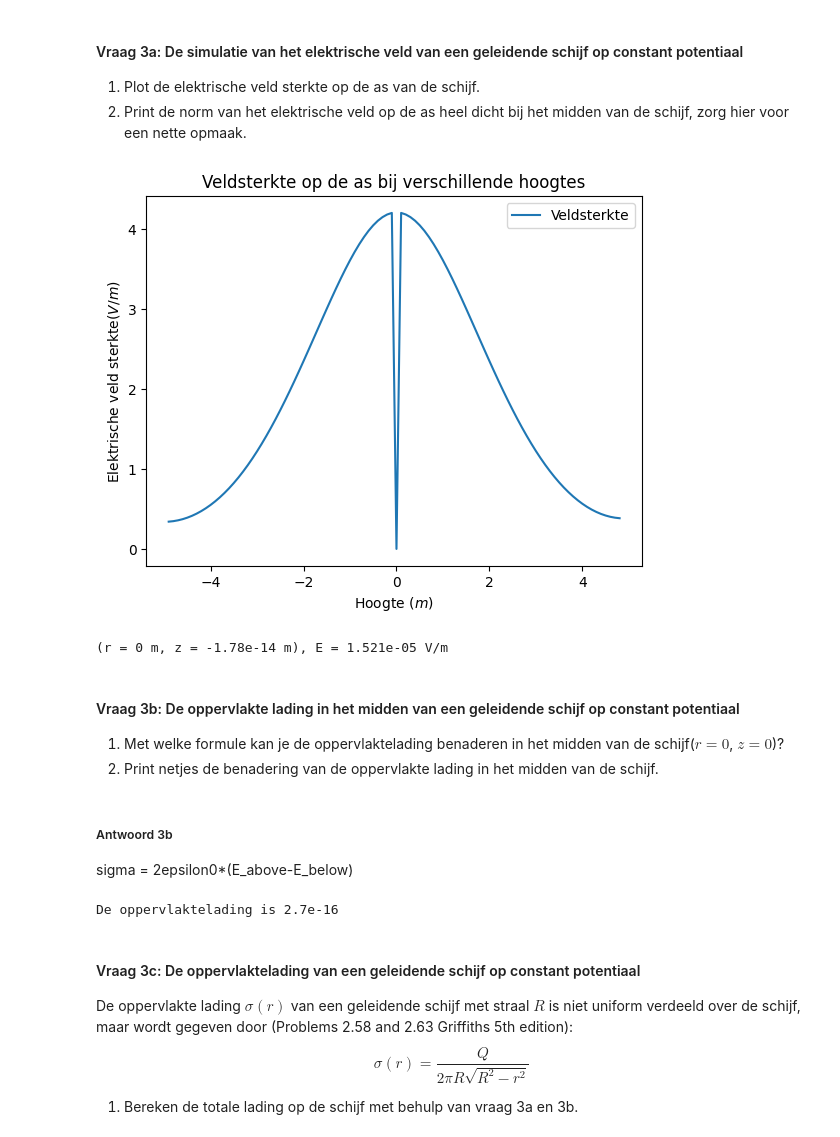
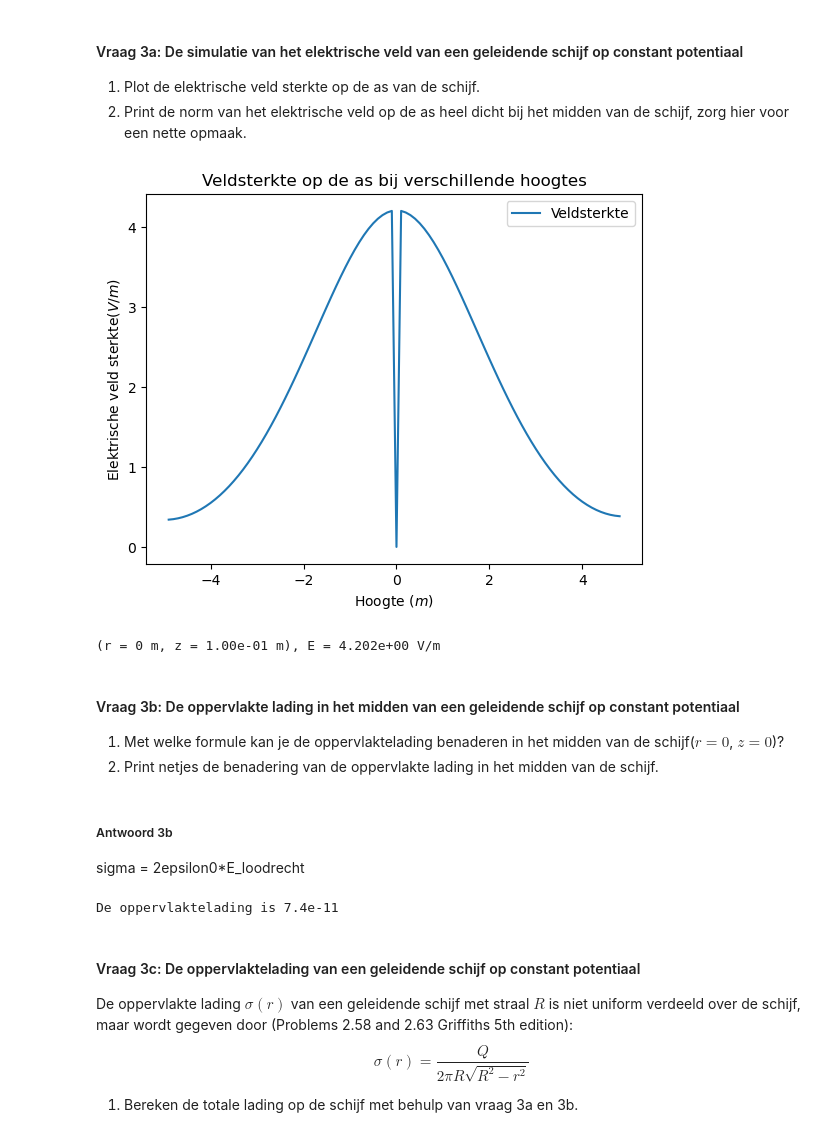
Before and after one commit to Fynn-Vrolijk123/DEF-D-Fynn-Vrolijk, a Jupyter notebook: DigitaleOntwerpopdrachten/1CondensatorOpdracht/CondensatorOntwerpopdracht.ipynb, the cells around one changed output. Saved outputs shown, nothing was run; the diff lists cells and outputs as text; code cells hidden in the pictures.

```diff
--- a/DigitaleOntwerpopdrachten/1CondensatorOpdracht/CondensatorOntwerpopdracht.ipynb
+++ b/DigitaleOntwerpopdrachten/1CondensatorOpdracht/CondensatorOntwerpopdracht.ipynb
@@ -348,23 +348,23 @@ plot_results_disk(Ez, Er, normE, V, r, z, grid_step, disk_radius, z_pos_disk1, z
 # %%
 schijf = np.argmin(r_for_E)
 
 E_plot = normE[:,schijf]
 
 
 plt.figure()
 plt.plot(z_for_E, E_plot, label = 'Veldsterkte')
 plt.xlabel('Hoogte ($m$)')
 plt.ylabel('Elektrische veld sterkte($V/m$)')
 plt.legend()
 plt.title('Veldsterkte op de as bij verschillende hoogtes')
 plt.show()
-z_midden = np.argmin(np.abs(z_for_E-z_pos_disk1))
+z_midden= np.where(z_for_E > 0)[0][0]
 
 
 print(f"(r = 0 m, z = {z_for_E[z_midden]:.2e} m), E = {E_plot[z_midden]:.3e} V/m")
 # %% [output]
-[figure, old version]
+[figure, new version]
-(r = 0 m, z = -1.78e-14 m), E = 1.521e-05 V/m
+(r = 0 m, z = 1.00e-01 m), E = 4.202e+00 V/m
 # %% [markdown]
 #### Vraag 3b: De oppervlakte lading in het midden van een geleidende schijf op constant potentiaal
 
@@ -374,12 +374,12 @@ print(f"(r = 0 m, z = {z_for_E[z_midden]:.2e} m), E = {E_plot[z_midden]:.3e} V/m
 ##### Antwoord 3b
 
 
-sigma = 2epsilon0*(E_above-E_below)
+sigma = 2epsilon0*E_loodrecht
 # %%
-sigma = 2*epsilon0*normE[z_midden,schijf]
+sigma = 2*epsilon0*Ez[z_midden,schijf]
 print(f"De oppervlaktelading is {sigma:.2g}")
 # %% [output]
-De oppervlaktelading is 2.7e-16
+De oppervlaktelading is 7.4e-11
 # %% [markdown]
 #### Vraag 3c: De oppervlaktelading van een geleidende schijf op constant potentiaal
 
```
Also changed, not shown: parts of 12 cells of this notebook.
